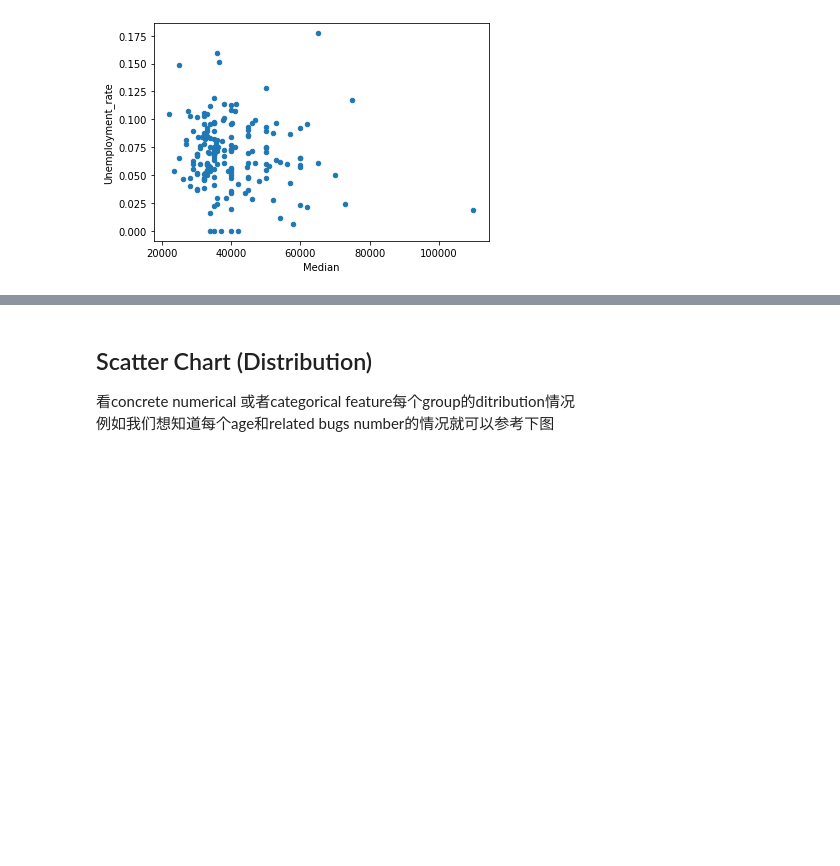
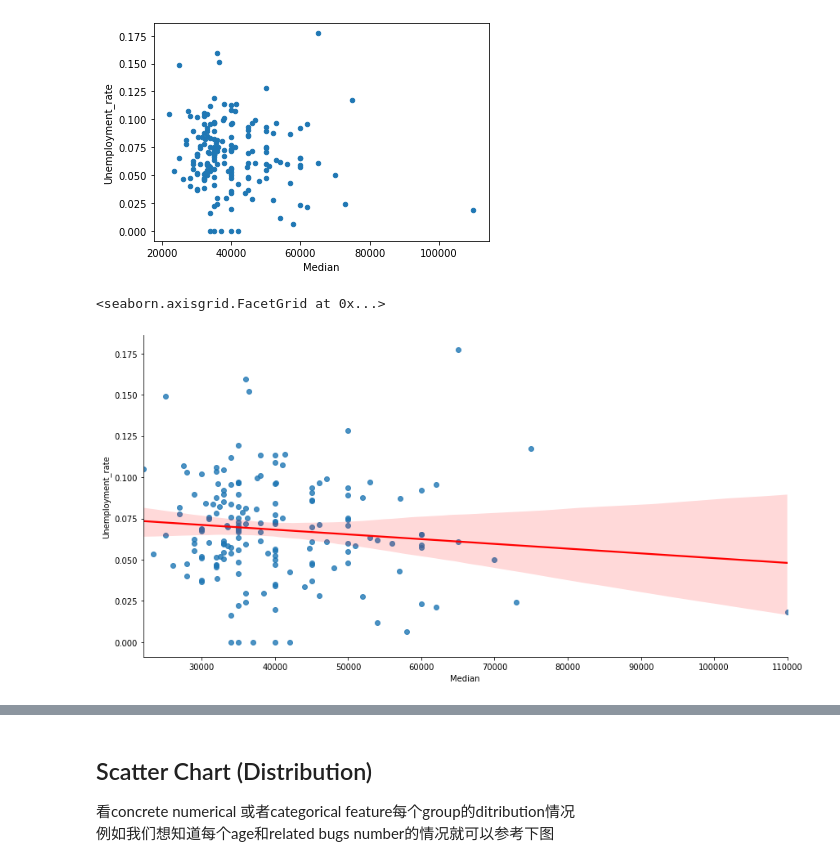
Before and after one commit to dk-wei/viz-storytelling, a Jupyter notebook: Plot_with_(mainly)_Pandas.ipynb, the cells around one changed output, grey strips where cells are left out. Drawn from its saved outputs; the diff is of its cells as text; code cells hidden in the pictures; blank space fills up the shorter version.

```diff
--- a/Plot_with_(mainly)_Pandas.ipynb
+++ b/Plot_with_(mainly)_Pandas.ipynb
@@ -480,3 +480,11 @@ df.plot(x="Median", y="Unemployment_rate", kind="scatter")
 # %% [output]
 <matplotlib.axes._subplots.AxesSubplot at 0x...>
 [figure]
+# %%
+# 有regression line版本
+import seaborn as sns
+
+sns.lmplot(x='Median',y='Unemployment_rate',data=df,fit_reg=True, height=6, aspect=2, line_kws = {'color':'red'} )
+# %% [output]
+<seaborn.axisgrid.FacetGrid at 0x...>
+[figure, added]
```
Also changed, not shown: parts of 5 cells of this notebook.
